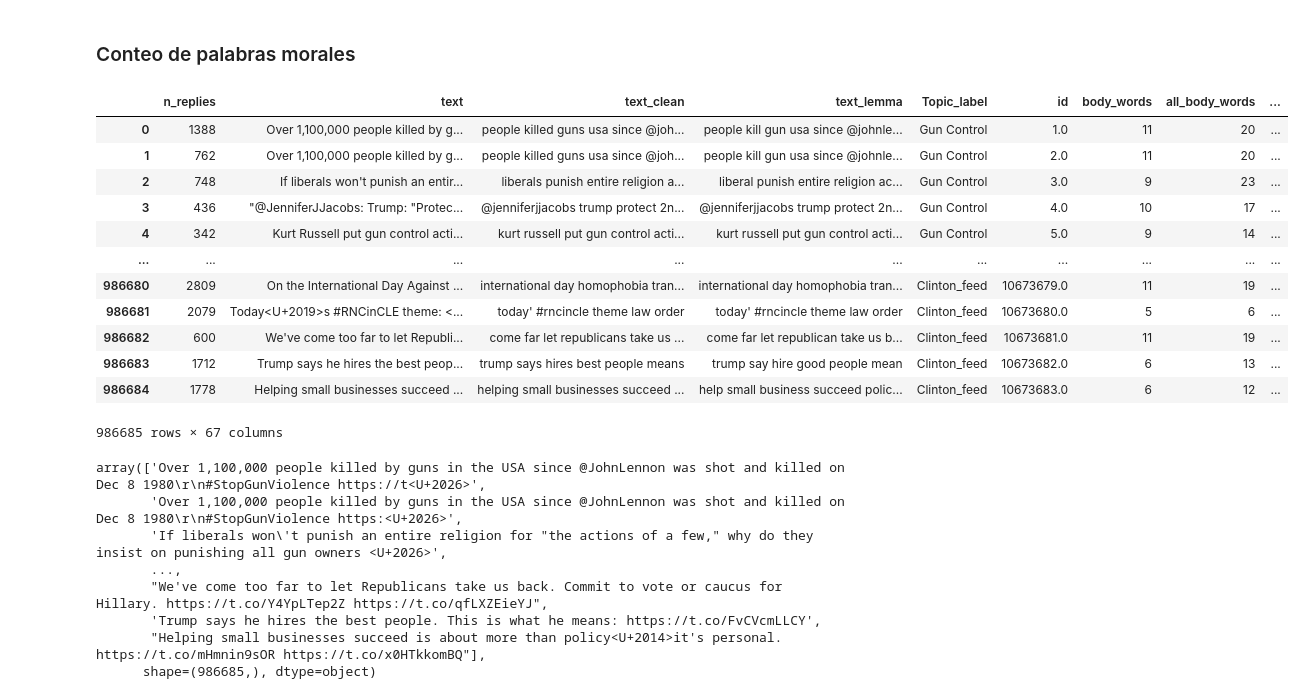
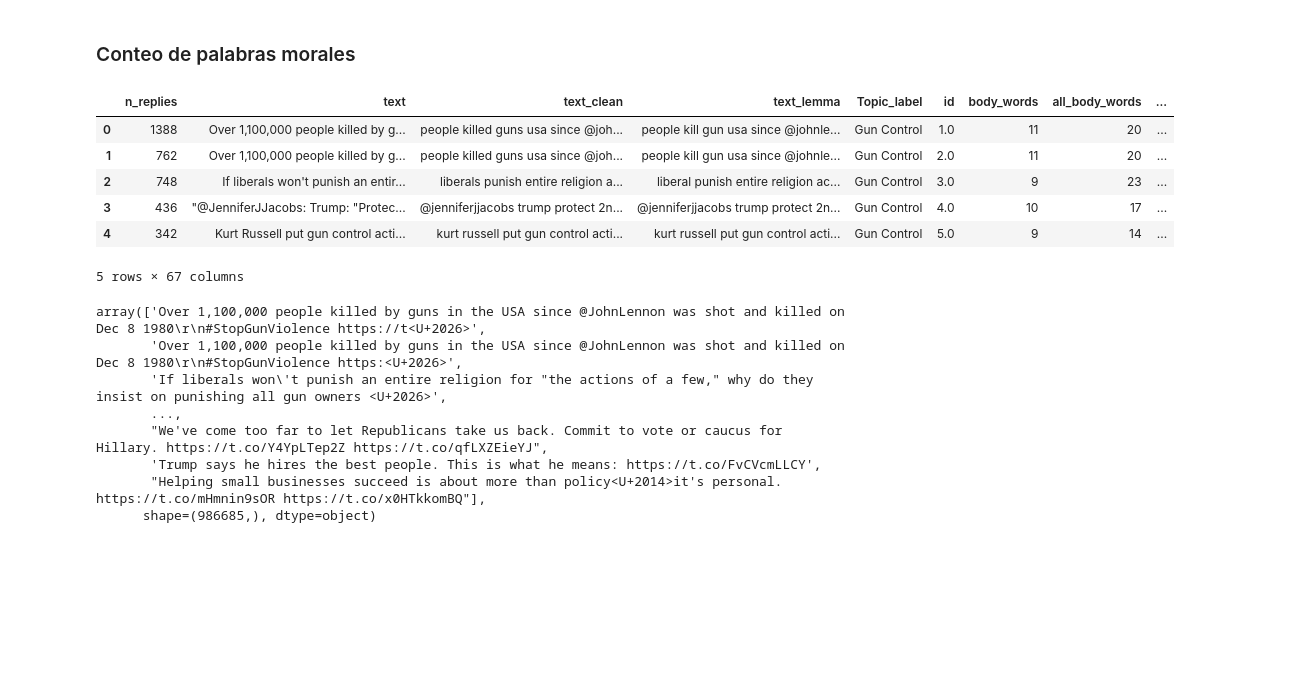
Before and after one commit to DiegoLeonG96/Scaling-laws-in-moral-dynamics-on-social-media, a Jupyter notebook: Exploration.ipynb, the cells around one changed output. Saved outputs shown, nothing was run; the diff lists cells and outputs as text; code cells hidden in the pictures; blank space fills up the shorter version.

```diff
--- a/Exploration.ipynb
+++ b/Exploration.ipynb
@@ -280,21 +285,15 @@ len(np.unique(foundations_total_list))
 # %% [markdown]
 ### Conteo de palabras morales
 # %%
-twitter_data
+twitter_data.head(5)
 # %% [output]
 |  | n_replies | text | text_clean | text_lemma | Topic_label | id | body_words | all_body_words | ... |
 | 0 | 1388 | Over 1,100,000 people killed by g... | people killed guns usa since @joh... | people kill gun usa since @johnle... | Gun Control | 1.0 | 11 | 20 | ... |
 | 1 | 762 | Over 1,100,000 people killed by g... | people killed guns usa since @joh... | people kill gun usa since @johnle... | Gun Control | 2.0 | 11 | 20 | ... |
 | 2 | 748 | If liberals won't punish an entir... | liberals punish entire religion a... | liberal punish entire religion ac... | Gun Control | 3.0 | 9 | 23 | ... |
 | 3 | 436 | "@JenniferJJacobs: Trump: "Protec... | @jenniferjjacobs trump protect 2n... | @jenniferjjacobs trump protect 2n... | Gun Control | 4.0 | 10 | 17 | ... |
 | 4 | 342 | Kurt Russell put gun control acti... | kurt russell put gun control acti... | kurt russell put gun control acti... | Gun Control | 5.0 | 9 | 14 | ... |
-| ... | ... | ... | ... | ... | ... | ... | ... | ... | ... |
-| 986680 | 2809 | On the International Day Against ... | international day homophobia tran... | international day homophobia tran... | Clinton_feed | 10673679.0 | 11 | 19 | ... |
-| 986681 | 2079 | Today<U+2019>s #RNCinCLE theme: <... | today' #rncincle theme law order | today' #rncincle theme law order | Clinton_feed | 10673680.0 | 5 | 6 | ... |
-| 986682 | 600 | We've come too far to let Republi... | come far let republicans take us ... | come far let republican take us b... | Clinton_feed | 10673681.0 | 11 | 19 | ... |
-| 986683 | 1712 | Trump says he hires the best peop... | trump says hires best people means | trump say hire good people mean | Clinton_feed | 10673682.0 | 6 | 13 | ... |
-| 986684 | 1778 | Helping small businesses succeed ... | helping small businesses succeed ... | help small business succeed polic... | Clinton_feed | 10673683.0 | 6 | 12 | ... |
-986685 rows × 67 columns
+5 rows × 67 columns
 # %%
 def moral_counter(tokens, moral_words):
     """
```
Also changed, not shown: parts of 47 cells of this notebook.
